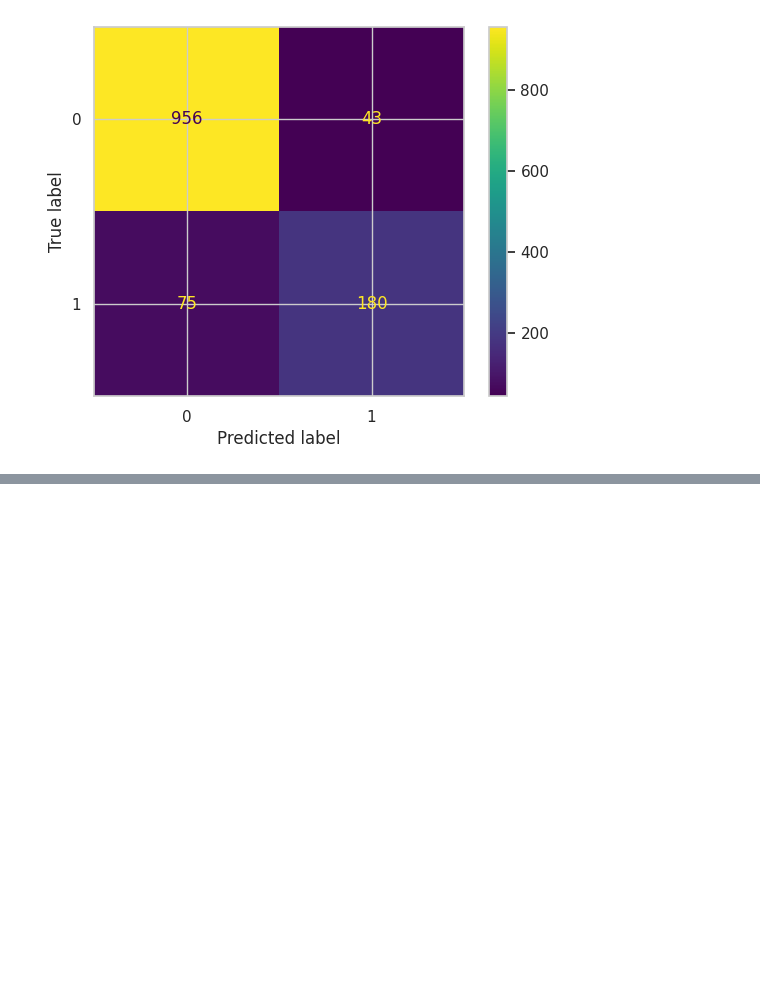
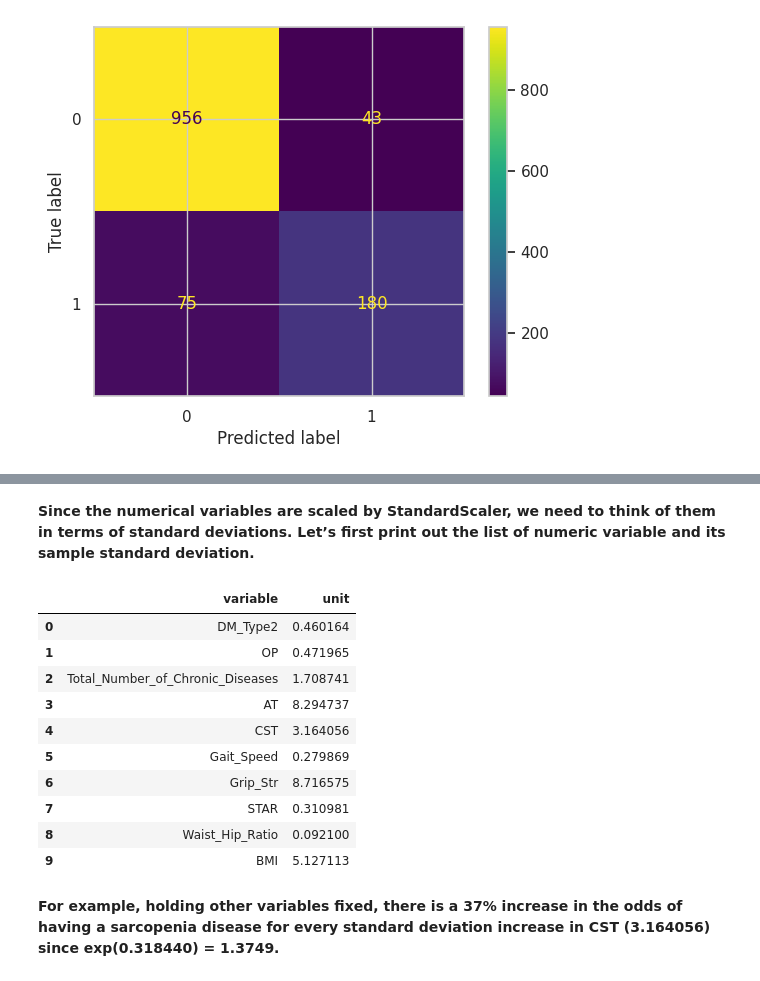
Before and after one commit to sadullahozcan/sarcopenia_eda_analysis, a Jupyter notebook: EDA_07_log_reg.ipynb, the cells around one changed output, grey strips where cells are left out. Cells and saved outputs as stored; diff of their text form; code cells hidden in the pictures; blank space fills up the shorter version.

```diff
--- a/EDA_07_log_reg.ipynb
+++ b/EDA_07_log_reg.ipynb
@@ -392,0 +416,8 @@ Index(['DM_Type2', 'OP', 'Total_Number_of_Chronic_Diseases', 'AT', 'CST',
+# %%
+numeric_cols = df_logit.select_dtypes(include=['number']).columns.tolist()
+cat_cols = df_logit.select_dtypes(include=['object', 'category']).columns.tolist()
+
+print("Numeric Columns:")
+print(numeric_cols)
+print("\nCategorical Columns:")
+print(cat_cols)
@@ -431,3 +470,15 @@ X_train, X_test, y_train, y_test = train_test_split(X, y, test_size=0.25, random
+# %%
+scaler = StandardScaler()
+scaler.fit(df_logit[numeric_cols])
+
+def get_features_and_target_arrays(df_logit, numeric_cols, cat_cols, scaler):
+    X_numeric_scaled = scaler.transform(df_logit[numeric_cols])
+    X_categorical = df_logit[cat_cols].to_numpy()
+    X = np.hstack((X_categorical, X_numeric_scaled))
+    y = df_logit['Sarcopenia']
+    return X, y
+
+X, y = get_features_and_target_arrays(df_logit, numeric_cols, cat_cols, scaler)
 # %%
 # Fit model
 log_model = LogisticRegression(max_iter=100000)
@@ -579,3 +743,21 @@ Confusion Matrix
+# %% [markdown]
+**Since the numerical variables are scaled by StandardScaler, we need to think of them in terms of standard deviations. Let’s first print out the list of numeric variable and its sample standard deviation.**
+# %%
+pd.DataFrame(data={'variable': numeric_cols, 'unit': np.sqrt(scaler.var_)})
+# %% [output]
+|  | variable | unit |
+| 0 | DM_Type2 | 0.460164 |
+| 1 | OP | 0.471965 |
+| 2 | Total_Number_of_Chronic_Diseases | 1.708741 |
+| 3 | AT | 8.294737 |
+| 4 | CST | 3.164056 |
+| 5 | Gait_Speed | 0.279869 |
+| 6 | Grip_Str | 8.716575 |
+| 7 | STAR | 0.310981 |
+| 8 | Waist_Hip_Ratio | 0.092100 |
+| 9 | BMI | 5.127113 |
+# %% [markdown]
+**For example, holding other variables fixed, there is a 37% increase in the odds of having a sarcopenia disease for every standard deviation increase in CST (3.164056) since exp(0.318440) = 1.3749.**
 # %%
 sns.boxplot(data=df, x='significant_feature', y='target_column')
 sns.scatterplot(data=df, x='strong_predictor', y='target_column')
```
Also changed, not shown: parts of 20 cells of this notebook.
